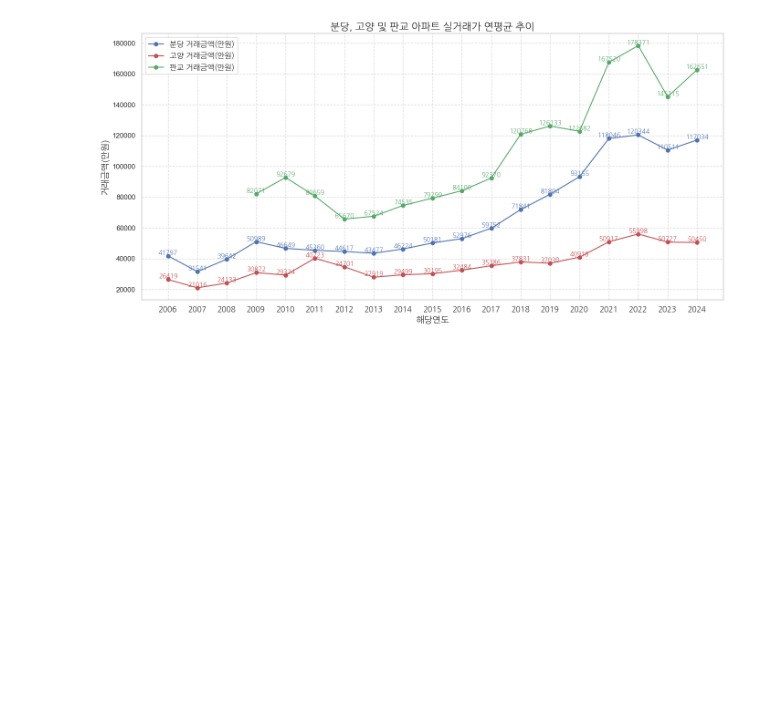
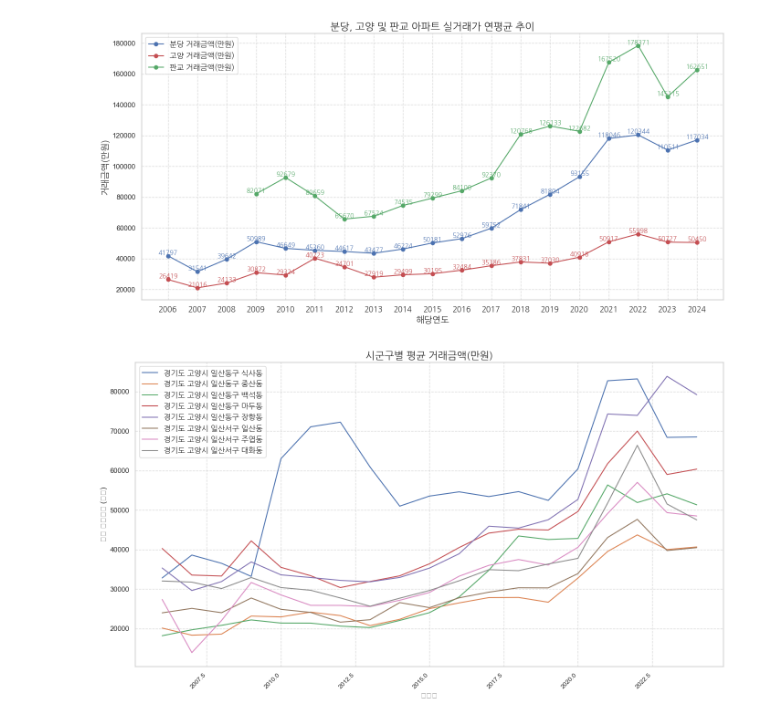
Before and after one commit to SnapishAgent/Ilsan-Investment-Insight, a Jupyter notebook: 아파트 실거래가/apt_price.ipynb, the cells around one changed output. Saved outputs shown, nothing was run; the diff lists cells and outputs as text; code cells hidden in the pictures; blank space fills up the shorter version.

```diff
--- a/아파트 실거래가/apt_price.ipynb
+++ b/아파트 실거래가/apt_price.ipynb
@@ -391,3 +400,31 @@ plt.show()
 ##
 # %% [output]
 [figure]
+# %%
+import matplotlib.pyplot as plt
+import seaborn as sns
+
+# 시군구별로 그룹화하여 각 시군구의 평균 거래금액을 시간순으로 시각화
+plt.figure(figsize=(14, 8))
+
+# 폰트 설정
+fontprop = FontProperties(fname='/Users/ihyeonglae/NewTownInsight/아파트 실거래가/NanumGothic.ttf')
+
+# 시군구별로 선 그래프를 그리기
+for area in target_goyang:  # target_goyang에 포함된 각 지역에 대해 반복
+    area_data = goyang_df[goyang_df['시군구'] == area]
+    avg_price_by_area = area_data.groupby('계약년')['거래금액(만원)'].mean()  # 날짜별 평균 거래금액
+
+    sns.lineplot(x=avg_price_by_area.index, y=avg_price_by_area.values, label=area)
+
+# 그래프 제목과 레이블 설정
+plt.title('시군구별 평균 거래금액(만원)', fontproperties=fontprop, fontsize=16, loc='center')
+plt.xlabel('계약년', fontsize=12)
+plt.ylabel('평균 거래금액 (만원)', fontsize=12)
+plt.xticks(rotation=45, ha='right', fontsize=10)  # x축 레이블 회전
+plt.legend(prop=fontprop)
+plt.grid(True, linestyle='--', alpha=0.7)
+plt.tight_layout()
+plt.show()
+# %% [output]
+[figure, added]
```
Also changed, not shown: parts of 5 cells of this notebook.
